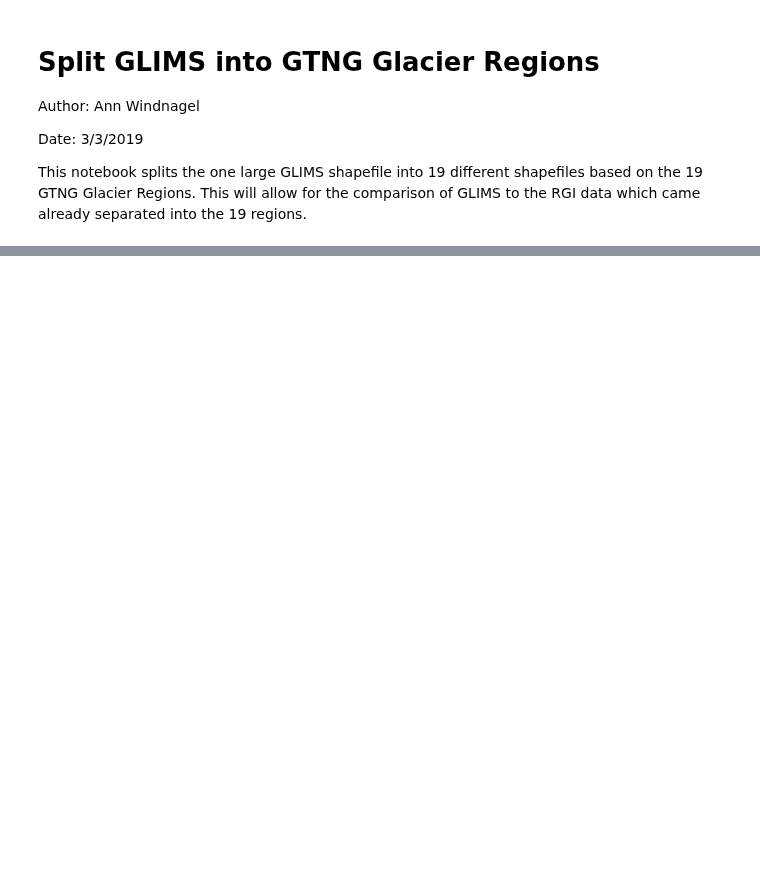
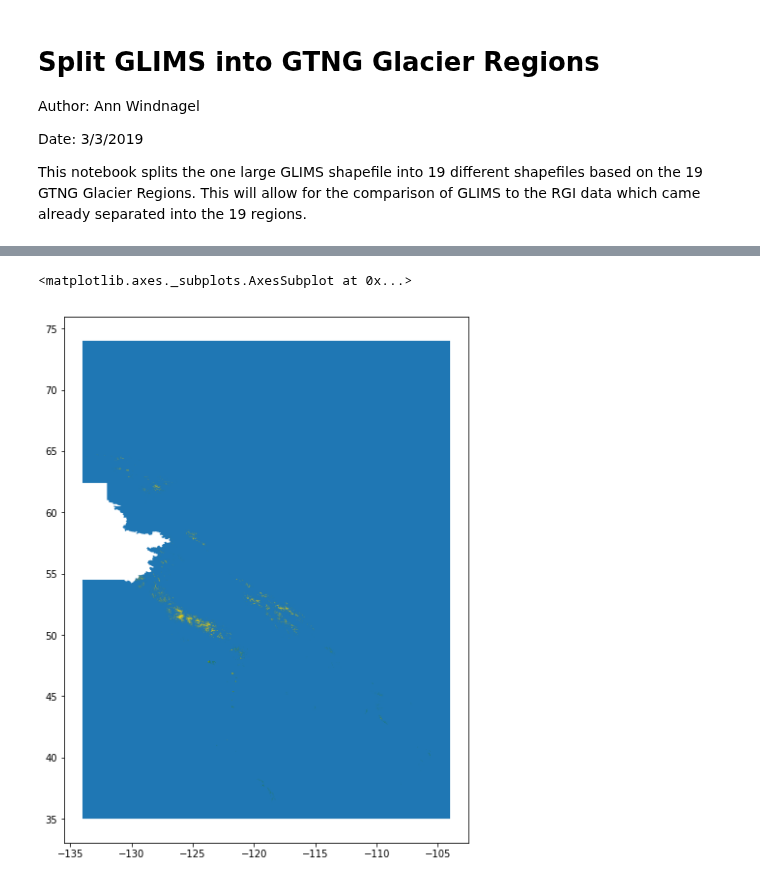
Before and after one commit to windnage/wgms-glacier-project, a Jupyter notebook: notebooks/split-glims-into-gtng-regions.ipynb, the cells around one changed output, grey strips where cells are left out. Saved outputs shown, nothing was run; the diff lists cells and outputs as text; code cells hidden in the pictures; blank space fills up the shorter version.

```diff
--- a/notebooks/split-glims-into-gtng-regions.ipynb
+++ b/notebooks/split-glims-into-gtng-regions.ipynb
@@ -342,0 +88,11 @@ False
+# %%
+# Open a few files to inspect them
+glims_region_1_fp = "data/glims/processed/glims_region_1.shp"
+glims_region_2_fp = "data/glims/processed/glims_region_2.shp"
+glims_region_11_fp = "data/glims/processed/glims_region_11.shp"
+glims_region_17_fp = "data/glims/processed/glims_region_17.shp"
+
+glims_polygons_r1 = gpd.read_file(glims_region_1_fp)
+glims_polygons_r2 = gpd.read_file(glims_region_2_fp)
+glims_polygons_r11 = gpd.read_file(glims_region_11_fp)
+glims_polygons_r17 = gpd.read_file(glims_region_17_fp)
@@ -342,0 +107,8 @@ False
+# %%
+# plot all the glims region 1 outlines in region 1
+fig, ax1 = plt.subplots(figsize=(10, 10))
+region_2.plot(ax=ax1)
+glims_polygons_r2.plot(ax=ax1, color='gold')
+# %% [output]
+<matplotlib.axes._subplots.AxesSubplot at 0x...>
+[figure, added]
```
Also changed, not shown: parts of 54 cells of this notebook, 1 other file.
